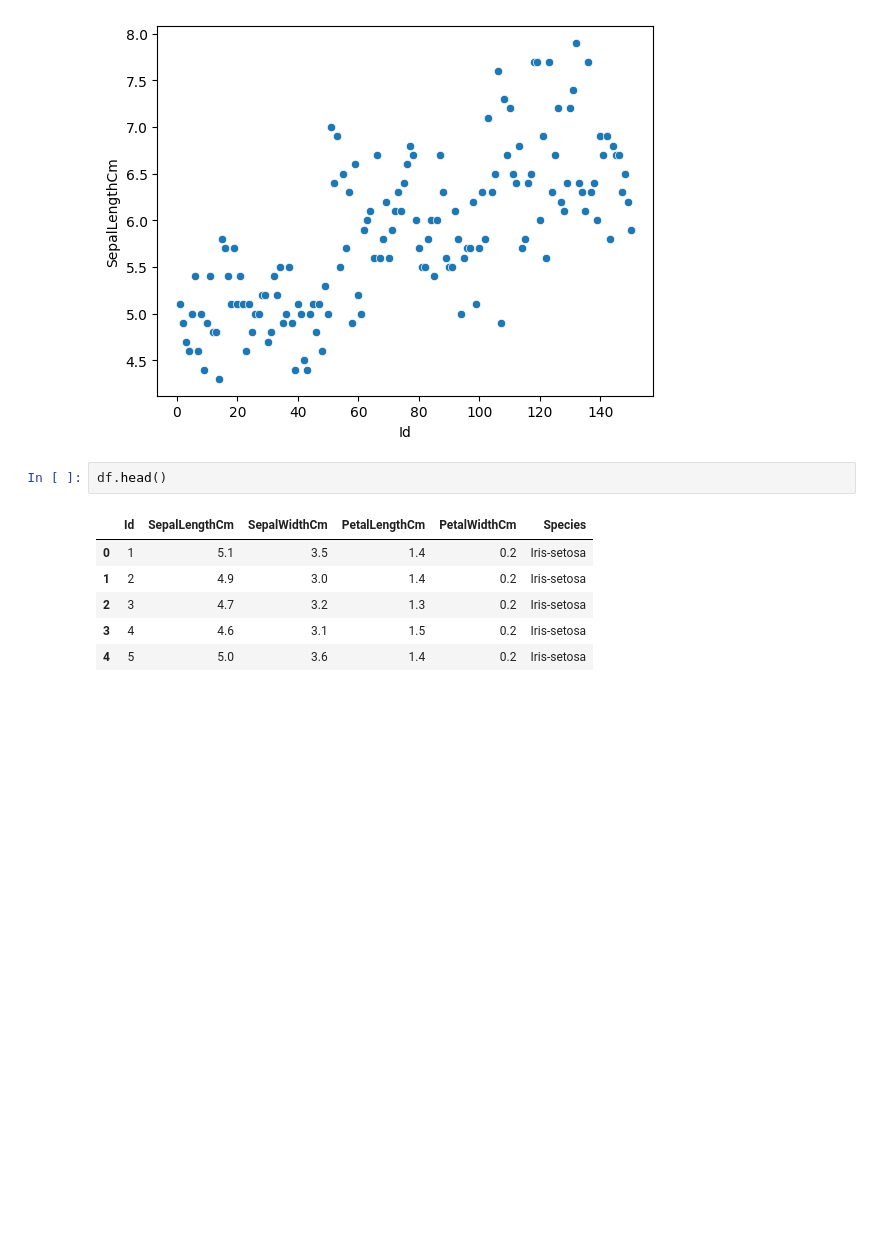
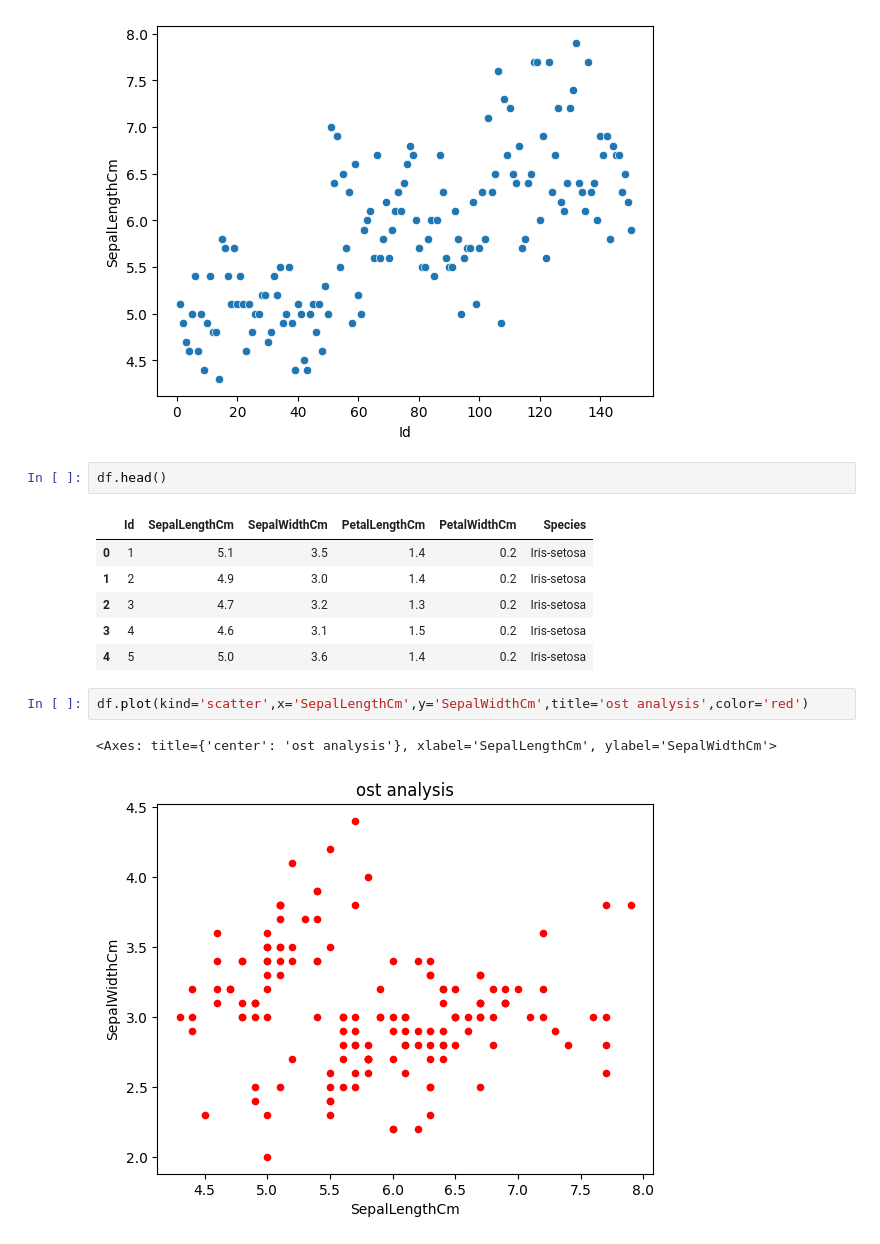
Before and after one commit to Abhinav09062005/python-, a Jupyter notebook: chapter4/mathplotlib1.ipynb, the cells around one changed output. Saved outputs shown, nothing was run; the diff lists cells and outputs as text; blank space fills up the shorter version.

```diff
--- a/chapter4/mathplotlib1.ipynb
+++ b/chapter4/mathplotlib1.ipynb
@@ -310,3 +310,8 @@ df.head()
 | 2 | 3 | 4.7 | 3.2 | 1.3 | 0.2 | Iris-setosa |
 | 3 | 4 | 4.6 | 3.1 | 1.5 | 0.2 | Iris-setosa |
 | 4 | 5 | 5.0 | 3.6 | 1.4 | 0.2 | Iris-setosa |
+# %%
+df.plot(kind='scatter',x='SepalLengthCm',y='SepalWidthCm',title='ost analysis',color='red')
+# %% [output]
+<Axes: title={'center': 'ost analysis'}, xlabel='SepalLengthCm', ylabel='SepalWidthCm'>
+[figure, added]
```
Also changed, not shown: parts of 5 cells of this notebook.
